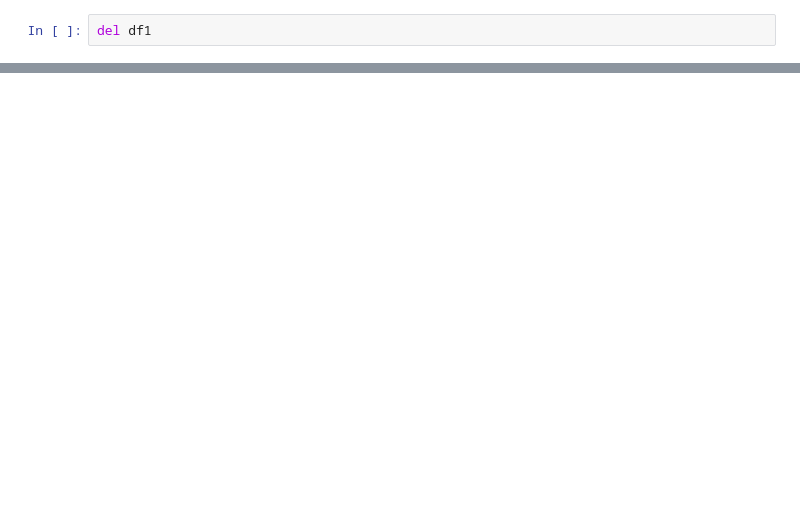
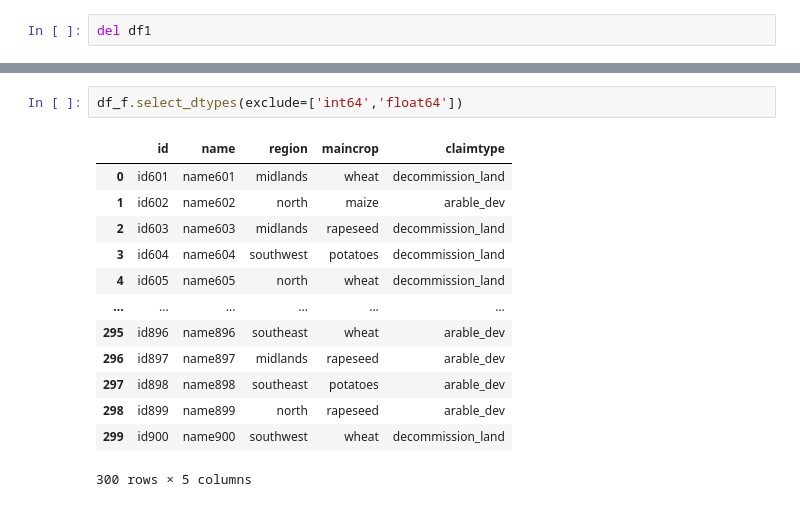
Before and after one commit to NasimShokrgozar/FirstSc, a Jupyter notebook: Session06_Basic.ipynb, the cells around one changed output, grey strips where cells are left out. Saved outputs shown, nothing was run; the diff lists cells and outputs as text; blank space fills up the shorter version.

```diff
--- a/Session06_Basic.ipynb
+++ b/Session06_Basic.ipynb
@@ -146,0 +164,16 @@ del df1
+# %%
+df_f.select_dtypes(exclude=['int64','float64'])
+# %% [output]
+|  | id | name | region | maincrop | claimtype |
+| 0 | id601 | name601 | midlands | wheat | decommission_land |
+| 1 | id602 | name602 | north | maize | arable_dev |
+| 2 | id603 | name603 | midlands | rapeseed | decommission_land |
+| 3 | id604 | name604 | southwest | potatoes | decommission_land |
+| 4 | id605 | name605 | north | wheat | decommission_land |
+| ... | ... | ... | ... | ... | ... |
+| 295 | id896 | name896 | southeast | wheat | arable_dev |
+| 296 | id897 | name897 | midlands | rapeseed | arable_dev |
+| 297 | id898 | name898 | southeast | potatoes | arable_dev |
+| 298 | id899 | name899 | north | rapeseed | arable_dev |
+| 299 | id900 | name900 | southwest | wheat | decommission_land |
+300 rows × 5 columns
```
Also changed, not shown: parts of 6 cells of this notebook.
